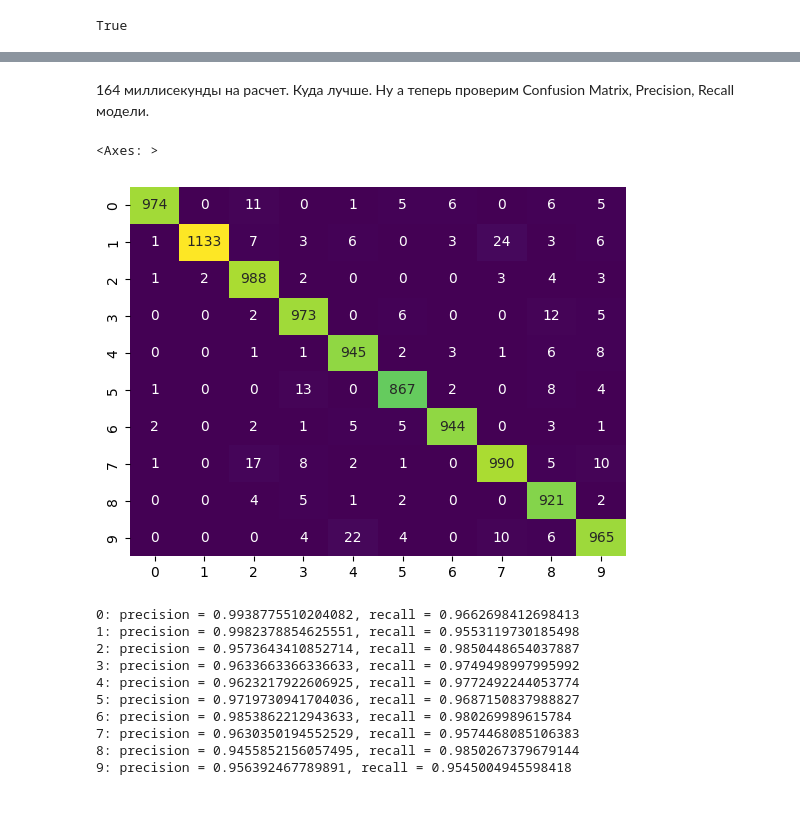
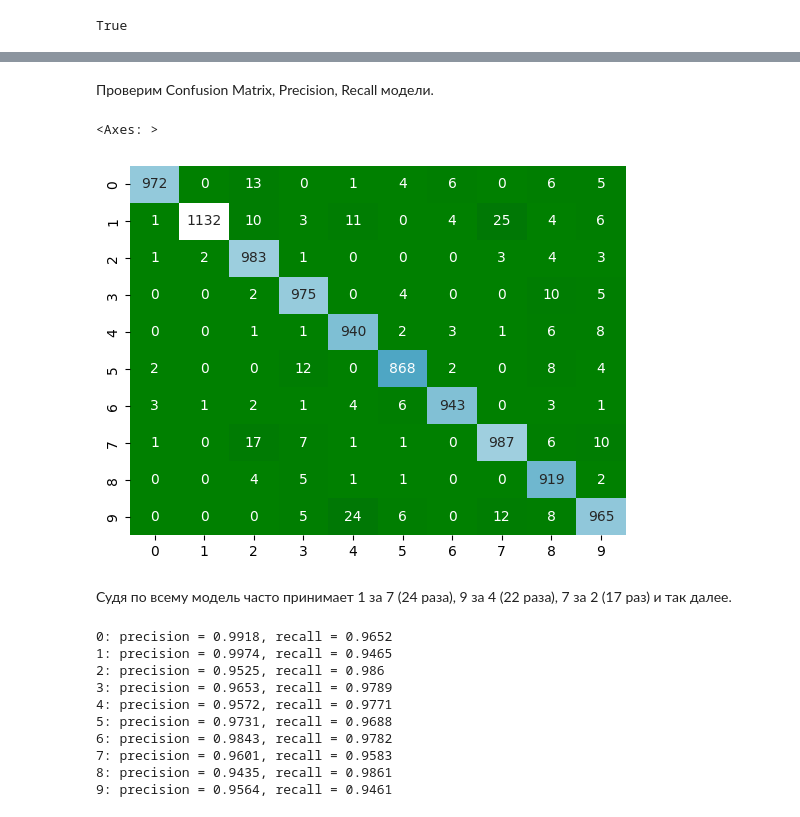
Before and after one commit to davidashirov/fast-ai-course, a Jupyter notebook: knn_using_torch.ipynb, the cells around one changed output, grey strips where cells are left out. Cells and saved outputs as stored; diff of their text form; code cells hidden in the pictures.

```diff
--- a/knn_using_torch.ipynb
+++ b/knn_using_torch.ipynb
@@ -85,11 +86,33 @@ class kNN():
   def predict(self, X_test):
     probas = self.predict_proba(X_test)
     pred_classes = probas.argmax( axis=0) # Find class with highest prob
+    torch.cuda.empty_cache()
     return pred_classes
+
+  def score(self, X, y):
+    y_pred = self.predict(X)
+    mean_acc = (y_pred==y).sum() / y_pred_torch.shape[0]
+    return mean_acc
+
+  def get_params(self,deep=True):
+    params = {
+    'metric': 'minkowski',
+    'n_neighbors': 10,
+    'p': 2,
+    'weights': 'distance',
+    'algorithm': 'auto',
+    'leaf_size': 30,
+    'metric_params': None,
+    'n_jobs': None,}
+    return params
+  def set_params(self, **params):
+    for key, value in params.items():
+      setattr(self, key, value)
+    return self
 # %%
 from sklearn.neighbors import KNeighborsClassifier
 
-n_neighbors = 7
+n_neighbors = 10
 weights = 'distance'
 p = 2
 # %%
@@ -189,8 +166,0 @@ class kNN():
-# %%
-%%time
-print('Pytorch на GPU')
-device = 'cuda'
-# Мой kNN написанный на Pytorch
-knn_torch = kNN(n_neighbors,weights=weights,p=p)
-knn_torch.fit(x_train.reshape(x_train.shape[0],-1), y_train)
-y_pred_torch = knn_torch.predict(x_test.reshape(x_test.shape[0],-1))
@@ -201,4 +167,4 @@ Wall time: 164 ms
 # %% [markdown]
-164 миллисекунды на расчет. Куда лучше. Ну а теперь проверим Confusion Matrix, Precision, Recall модели.
+Проверим Confusion Matrix, Precision, Recall модели.
 # %%
 from sklearn.metrics import confusion_matrix, precision_score, recall_score
@@ -209,21 +174,23 @@ precision = precision_score(y_pred_torch, y_test, labels=np.arange(10),average=N
 recall = recall_score(y_pred_torch, y_test, labels=np.arange(10),average=None)
 # %%
 import seaborn as sns
-sns.heatmap(confusion, annot=True, fmt='g', cmap = 'viridis', cbar=False)
+sns.heatmap(confusion, annot=True, fmt='g', cmap = 'ocean', cbar=False)
 # %% [output]
 <Axes: >
-[figure, old version]
+[figure, new version]
+# %% [markdown]
+Судя по всему модель часто принимает 1 за 7 (24 раза), 9 за 4 (22 раза), 7 за 2 (17 раз) и так далее.
 # %%
 for i in range(10):
-  print(f'{i}: precision = {precision[i]}, recall = {recall[i]}')
+  print(f'{i}: precision = {precision[i]:.4}, recall = {recall[i]:.4}')
 # %% [output]
-0: precision = 0.9938775510204082, recall = 0.9662698412698413
-1: precision = 0.9982378854625551, recall = 0.9553119730185498
-2: precision = 0.9573643410852714, recall = 0.9850448654037887
-3: precision = 0.9633663366336633, recall = 0.9749498997995992
-4: precision = 0.9623217922606925, recall = 0.9772492244053774
-5: precision = 0.9719730941704036, recall = 0.9687150837988827
-6: precision = 0.9853862212943633, recall = 0.980269989615784
-7: precision = 0.9630350194552529, recall = 0.9574468085106383
-8: precision = 0.9455852156057495, recall = 0.9850267379679144
-9: precision = 0.956392467789891, recall = 0.9545004945598418
+0: precision = 0.9918, recall = 0.9652
+1: precision = 0.9974, recall = 0.9465
+2: precision = 0.9525, recall = 0.986
+3: precision = 0.9653, recall = 0.9789
+4: precision = 0.9572, recall = 0.9771
+5: precision = 0.9731, recall = 0.9688
+6: precision = 0.9843, recall = 0.9782
+7: precision = 0.9601, recall = 0.9583
+8: precision = 0.9435, recall = 0.9861
+9: precision = 0.9564, recall = 0.9461
```
Also changed, not shown: parts of 12 cells of this notebook.
